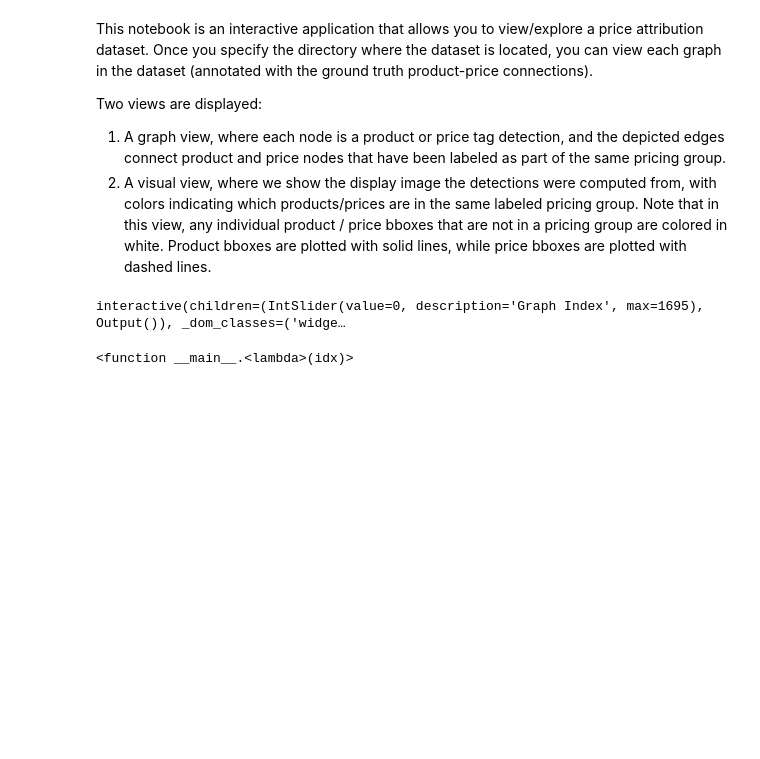
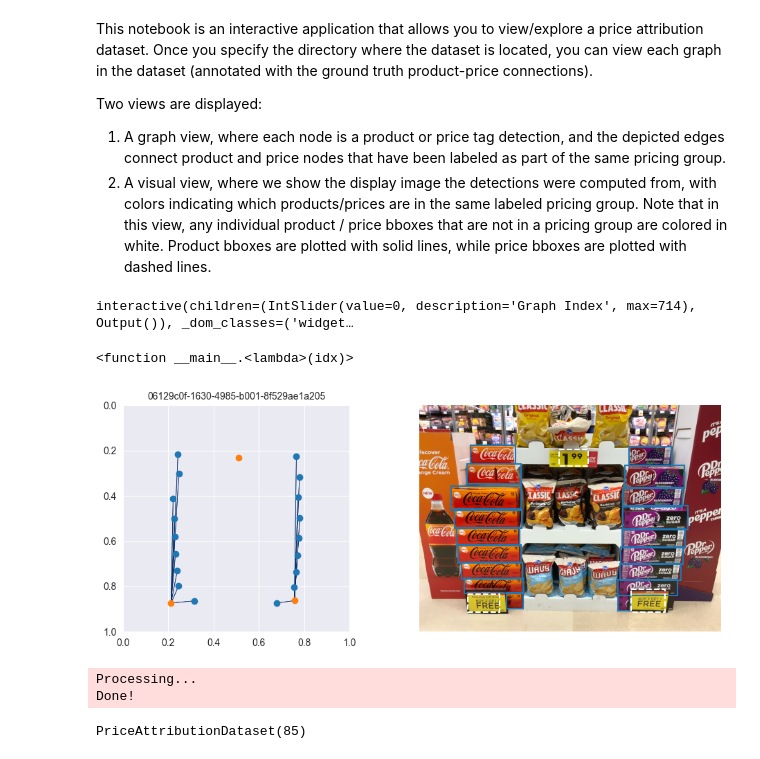
Before and after one commit to spencermyoung513/gpa, a Jupyter notebook: notebooks/data_viewer.ipynb, the cells around one changed output. Saved outputs shown, nothing was run; the diff lists cells and outputs as text; code cells hidden in the pictures; blank space fills up the shorter version.

Commit message:
feat: brand/catpack groups

```diff
--- a/notebooks/data_viewer.ipynb
+++ b/notebooks/data_viewer.ipynb
@@ -30,8 +25,10 @@ while True:
 # %%
+torch.serialization.add_safe_globals([DetectionGraph])
+dataset_dir = Path("../data/swire/train")
 dataset = PriceAttributionDataset(root=dataset_dir)
 products_df = pd.read_csv(dataset_dir / "raw"/ "product_boxes.csv", index_col="attributionset_id")
 # %%
-def plot_scene_graph(idx: int, dataset: PriceAttributionDataset):
+def plot_scene_graph(idx: int, dataset: PriceAttributionDataset, grouping: Literal["upc", "category_packaging", "brand"]):
     plt.close()
     fig, axs = plt.subplots(1, 2, figsize=(10, 4))
     graph: DetectionGraph = dataset[idx]
@@ -46,17 +43,25 @@ def plot_scene_graph(idx: int, dataset: PriceAttributionDataset):
 
     height, width = image.shape[:2]
 
-    subgraph_indices = parse_into_subgraphs(graph.edge_index, graph.num_nodes)
+    subgraph_indices = (
+        graph.upc_groups
+        if grouping == "upc"
+        else graph.brand_groups
+        if grouping == "brand"
+        else graph.category_groups
+        if grouping == "category_packaging"
+        else parse_into_subgraphs(graph.edge_index, graph.num_nodes)
+    )
     subgraph_ids = torch.unique(subgraph_indices)
     colors = color_palette(n_colors=len(subgraph_ids))
     for i, color in zip(subgraph_ids, colors):
         node_indices = torch.argwhere(subgraph_indices == i).flatten()
-        if len(node_indices) == 1:
-            color = (1., 1., 1.)
+        # if len(node_indices) == 1:
+        #     color = (1., 1., 1.)
         product_indices = node_indices[torch.isin(node_indices, graph.product_indices)]
         price_indices = node_indices[torch.isin(node_indices, graph.price_indices)]
         plot_bboxes(graph.x[product_indices, :4], ax=axs[1], color=color, linestyle="solid", width=width, height=height)
-        plot_bboxes(graph.x[price_indices, :4], ax=axs[1], color=color, linestyle="dashed", width=width, height=height)
+        plot_bboxes(graph.x[price_indices, :4], ax=axs[1], color=(1., 1., 1.), linestyle="dashed", width=width, height=height)
 
     axs[1].imshow(image)
     axs[1].axis("off")
@@ -64,10 +69,14 @@ def plot_scene_graph(idx: int, dataset: PriceAttributionDataset):
     fig.tight_layout()
     fig.set_dpi(100)
     plt.show()
-# %%
-display_func = lambda idx: plot_scene_graph(idx=idx, dataset=dataset)
-idx_slider = widgets.IntSlider(value=0, min=0, max=len(dataset)-1, step=1, description="Graph Index")
-display(widgets.interact(display_func, idx=idx_slider))
-# %% [output]
-interactive(children=(IntSlider(value=0, description='Graph Index', max=1695), Output()), _dom_classes=('widge…
-<function __main__.<lambda>(idx)>
+# %%
+display_func = lambda idx: plot_scene_graph(idx=idx, dataset=dataset, grouping="category_packaging")
+idx_slider = widgets.IntSlider(value=0, min=0, max=len(dataset)-1, step=1, description="Graph Index")
+display(widgets.interact(display_func, idx=idx_slider))
+# %% [output]
+interactive(children=(IntSlider(value=0, description='Graph Index', max=714), Output()), _dom_classes=('widget…
+<function __main__.<lambda>(idx)>
+# %%
+plot_scene_graph(idx=111, dataset=dataset, grouping="category_packaging")
+# %% [output]
+[figure, added]
@@ -73,0 +118,6 @@ interactive(children=(IntSlider(value=0, description='Graph Index', max=1695), O
+# %%
+add_category_and_brand_groups_to_dataset(dataset_directory="../data/swire/val",)
+# %% [output]
+Processing...
+Done!
+PriceAttributionDataset(85)
```
Also changed, not shown: parts of 3 cells of this notebook, 5 other files.
